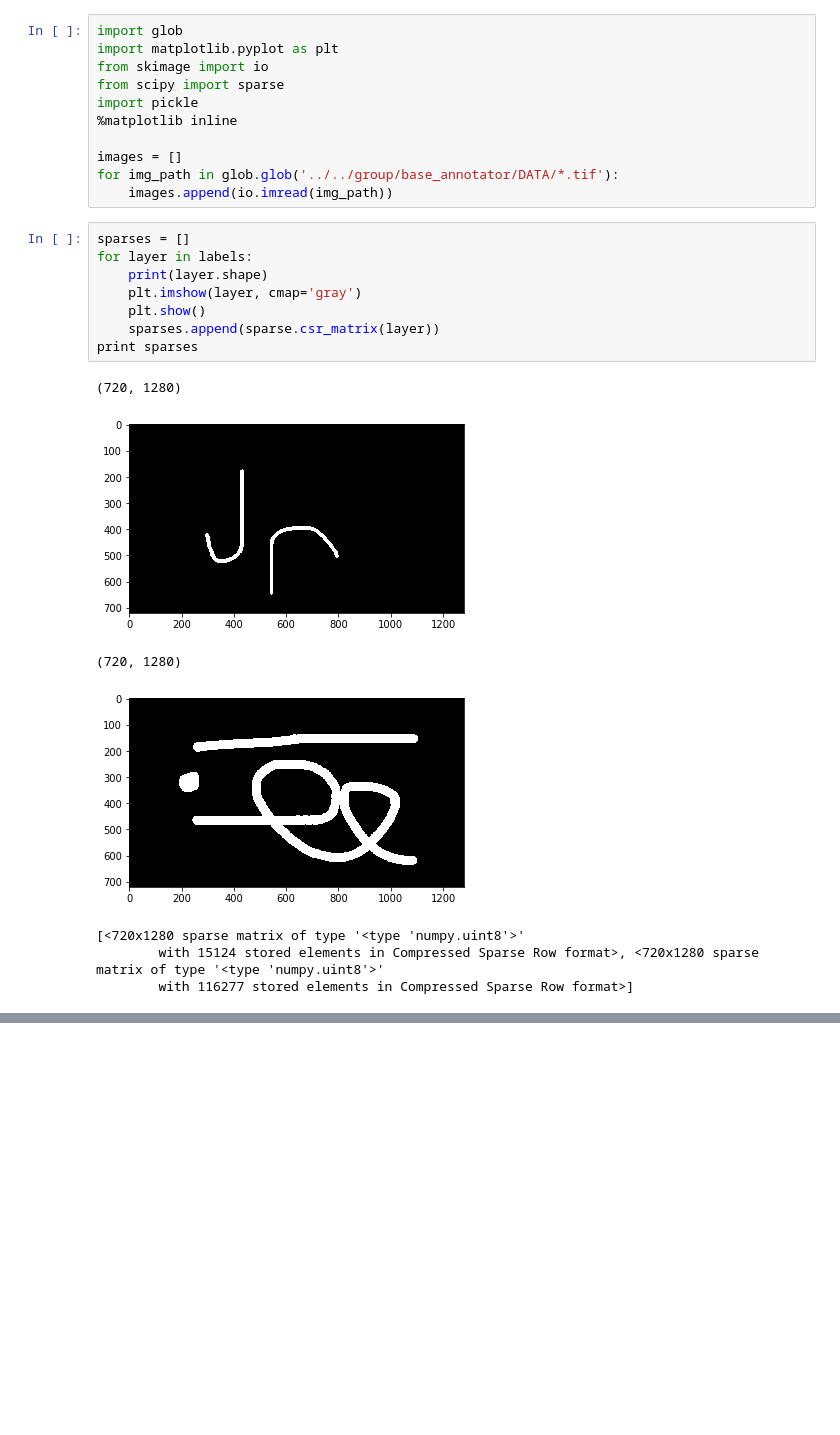
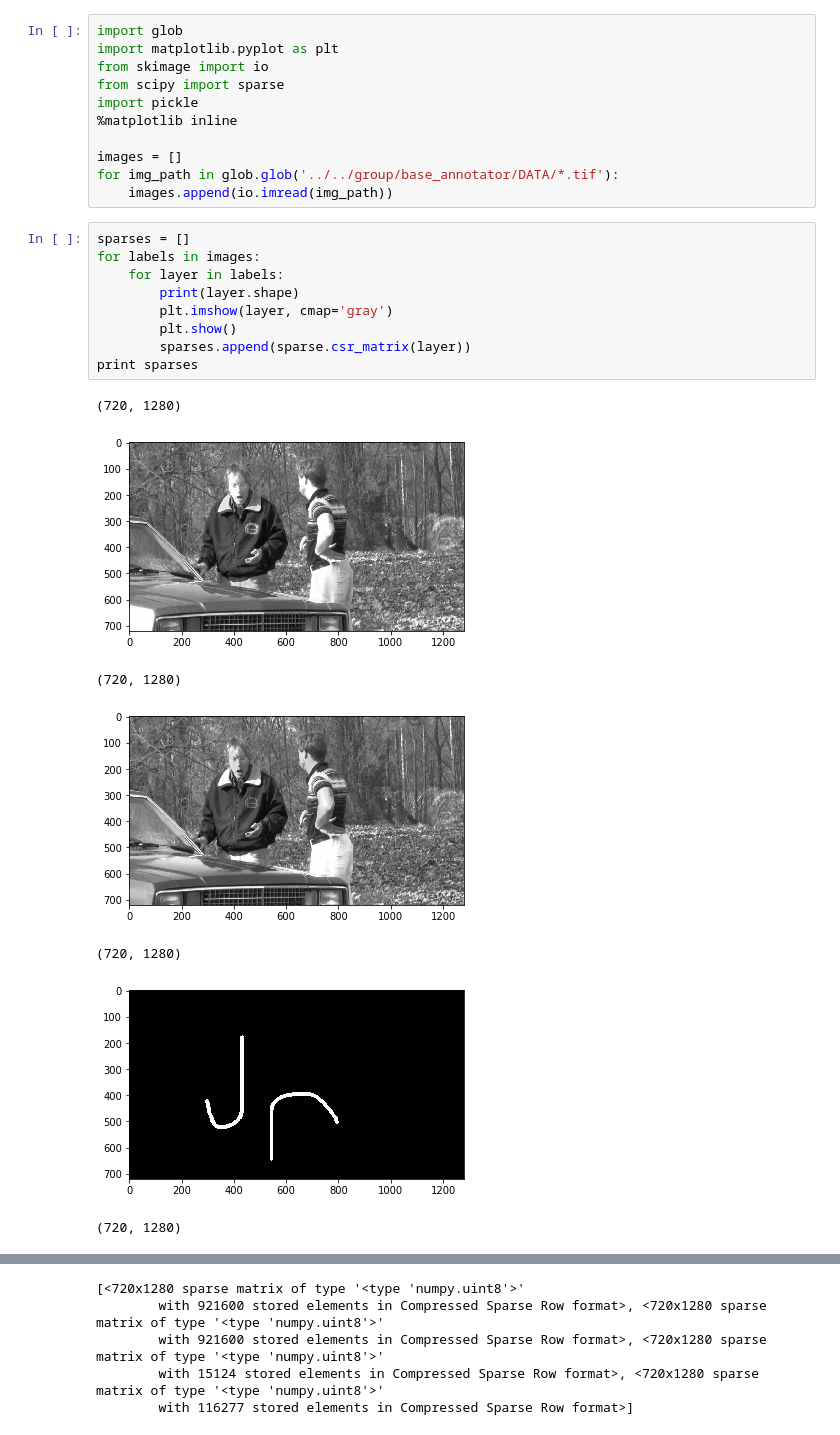
Before and after one commit to NeuroDataDesign/avatr, a Jupyter notebook: source/bvarjavand/annotation_config/lookatit_annotations.ipynb, the cells around one changed output, grey strips where cells are left out. Drawn from its saved outputs; the diff is of its cells as text; blank space fills up the shorter version.

```diff
--- a/source/bvarjavand/annotation_config/lookatit_annotations.ipynb
+++ b/source/bvarjavand/annotation_config/lookatit_annotations.ipynb
@@ -11,17 +11,18 @@ for img_path in glob.glob('../../group/base_annotator/DATA/*.tif'):
     images.append(io.imread(img_path))
 # %%
 sparses = []
-for layer in labels:
-    print(layer.shape)
-    plt.imshow(layer, cmap='gray')
-    plt.show()
-    sparses.append(sparse.csr_matrix(layer))
+for labels in images:
+    for layer in labels:
+        print(layer.shape)
+        plt.imshow(layer, cmap='gray')
+        plt.show()
+        sparses.append(sparse.csr_matrix(layer))
 print sparses
 # %% [output]
 (720, 1280)
-[figure, old version]
+[figure, new version]
 (720, 1280)
-[figure, old version]
+[figure, new version]
-[<720x1280 sparse matrix of type '<type 'numpy.uint8'>'
-        with 15124 stored elements in Compressed Sparse Row format>, <720x1280 sparse matrix of type '<type 'numpy.uint8'>'
-        with 116277 stored elements in Compressed Sparse Row format>]
+(720, 1280)
+[figure, added]
+(720, 1280)
@@ -28 +30,6 @@ print sparses
+[<720x1280 sparse matrix of type '<type 'numpy.uint8'>'
+        with 921600 stored elements in Compressed Sparse Row format>, <720x1280 sparse matrix of type '<type 'numpy.uint8'>'
+        with 921600 stored elements in Compressed Sparse Row format>, <720x1280 sparse matrix of type '<type 'numpy.uint8'>'
+        with 15124 stored elements in Compressed Sparse Row format>, <720x1280 sparse matrix of type '<type 'numpy.uint8'>'
+        with 116277 stored elements in Compressed Sparse Row format>]
 # %%
```
Also changed, not shown: parts of 2 cells of this notebook, 7 other files.
